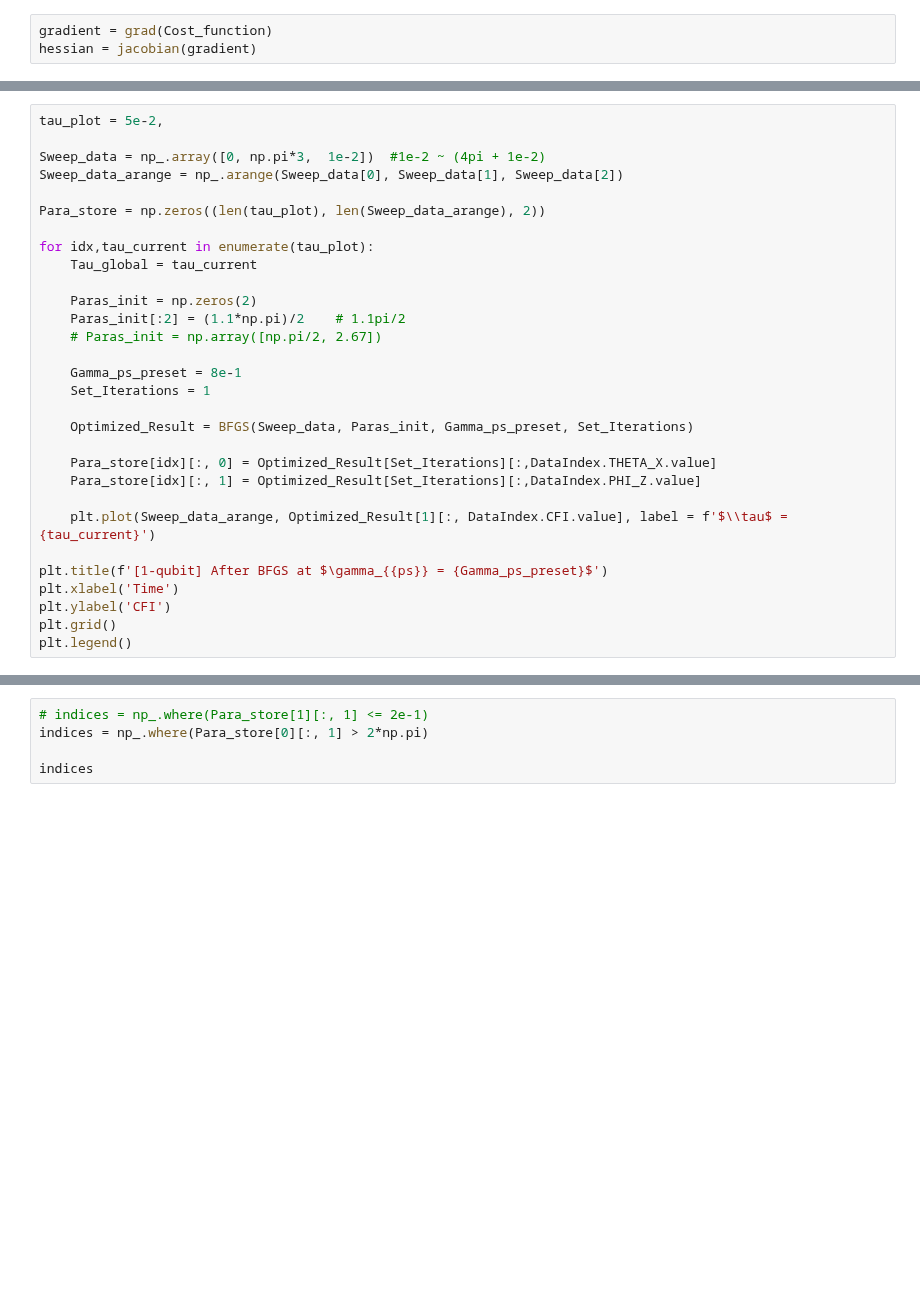
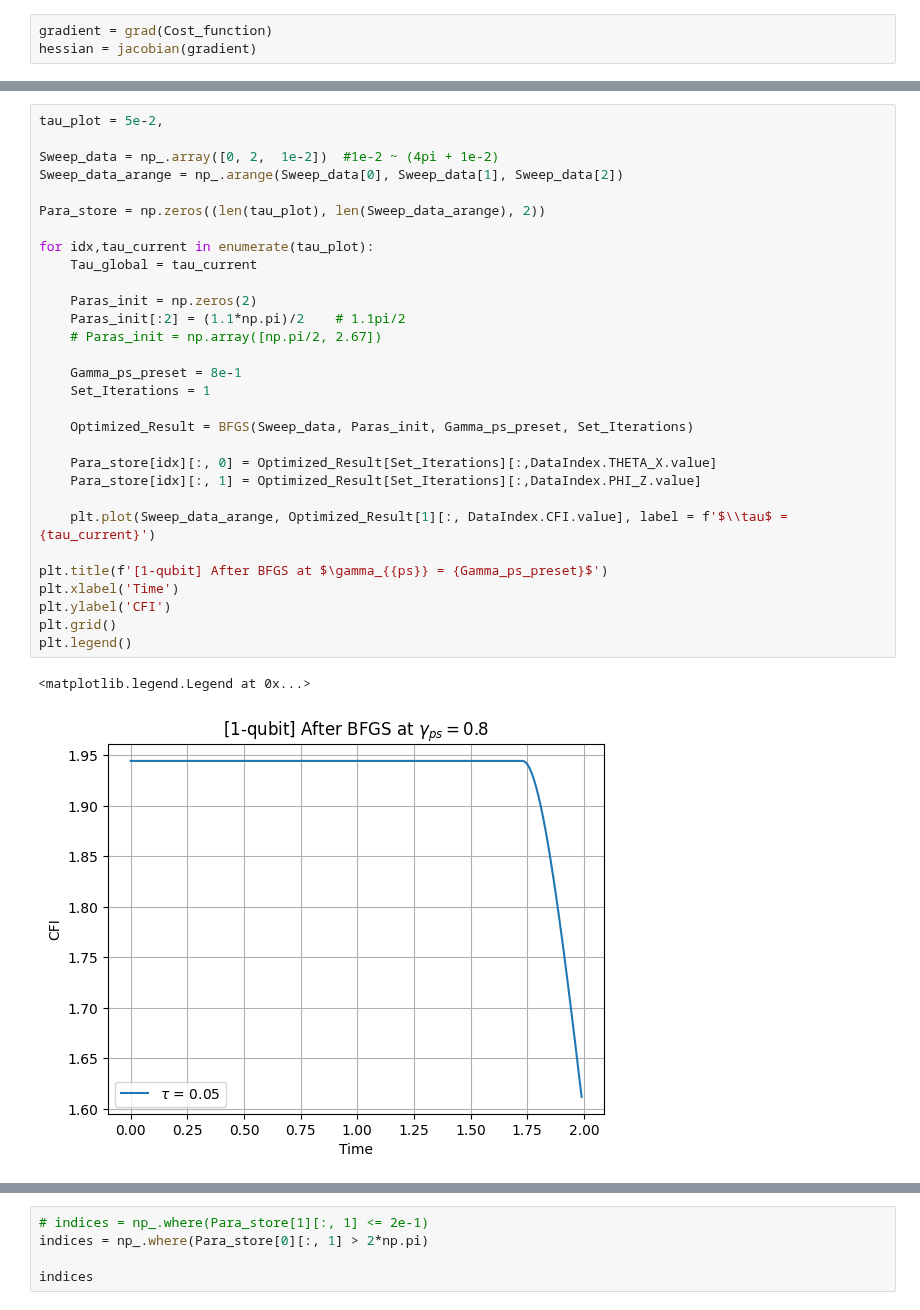
Before and after one commit to iridescent0923/Quantum_Optimization, a Jupyter notebook: TRUST_hess_inf[1-qubit;ps=8e-1;tau=5e-2] copy 7.ipynb, the cells around one changed output, grey strips where cells are left out. Saved outputs shown, nothing was run; the diff lists cells and outputs as text; blank space fills up the shorter version.

```diff
--- a/TRUST_hess_inf[1-qubit;ps=8e-1;tau=5e-2] copy 7.ipynb
+++ b/TRUST_hess_inf[1-qubit;ps=8e-1;tau=5e-2] copy 7.ipynb
@@ -298,33 +299,36 @@ def get_constraints(phi_current, gamma_ps):
 # %%
 tau_plot = 5e-2,
 
-Sweep_data = np_.array([0, np.pi*3,  1e-2])  #1e-2 ~ (4pi + 1e-2)
+Sweep_data = np_.array([0, 2,  1e-2])  #1e-2 ~ (4pi + 1e-2)
 Sweep_data_arange = np_.arange(Sweep_data[0], Sweep_data[1], Sweep_data[2])
 
 Para_store = np.zeros((len(tau_plot), len(Sweep_data_arange), 2))
 
 for idx,tau_current in enumerate(tau_plot):
     Tau_global = tau_current
 
     Paras_init = np.zeros(2)
     Paras_init[:2] = (1.1*np.pi)/2    # 1.1pi/2
     # Paras_init = np.array([np.pi/2, 2.67])
 
     Gamma_ps_preset = 8e-1
     Set_Iterations = 1
 
     Optimized_Result = BFGS(Sweep_data, Paras_init, Gamma_ps_preset, Set_Iterations)
 
     Para_store[idx][:, 0] = Optimized_Result[Set_Iterations][:,DataIndex.THETA_X.value]
     Para_store[idx][:, 1] = Optimized_Result[Set_Iterations][:,DataIndex.PHI_Z.value]
 
     plt.plot(Sweep_data_arange, Optimized_Result[1][:, DataIndex.CFI.value], label = f'$\\tau$ = {tau_current}')
 
 plt.title(f'[1-qubit] After BFGS at $\gamma_{{ps}} = {Gamma_ps_preset}$')
 plt.xlabel('Time')
 plt.ylabel('CFI')
 plt.grid()
 plt.legend()
+# %% [output]
+<matplotlib.legend.Legend at 0x...>
+[figure, added]
 # %%
 for idx, tau in enumerate(tau_plot):
     # if idx, tau != 4:
```
Also changed, not shown: parts of 8 cells of this notebook, 8 other files.
